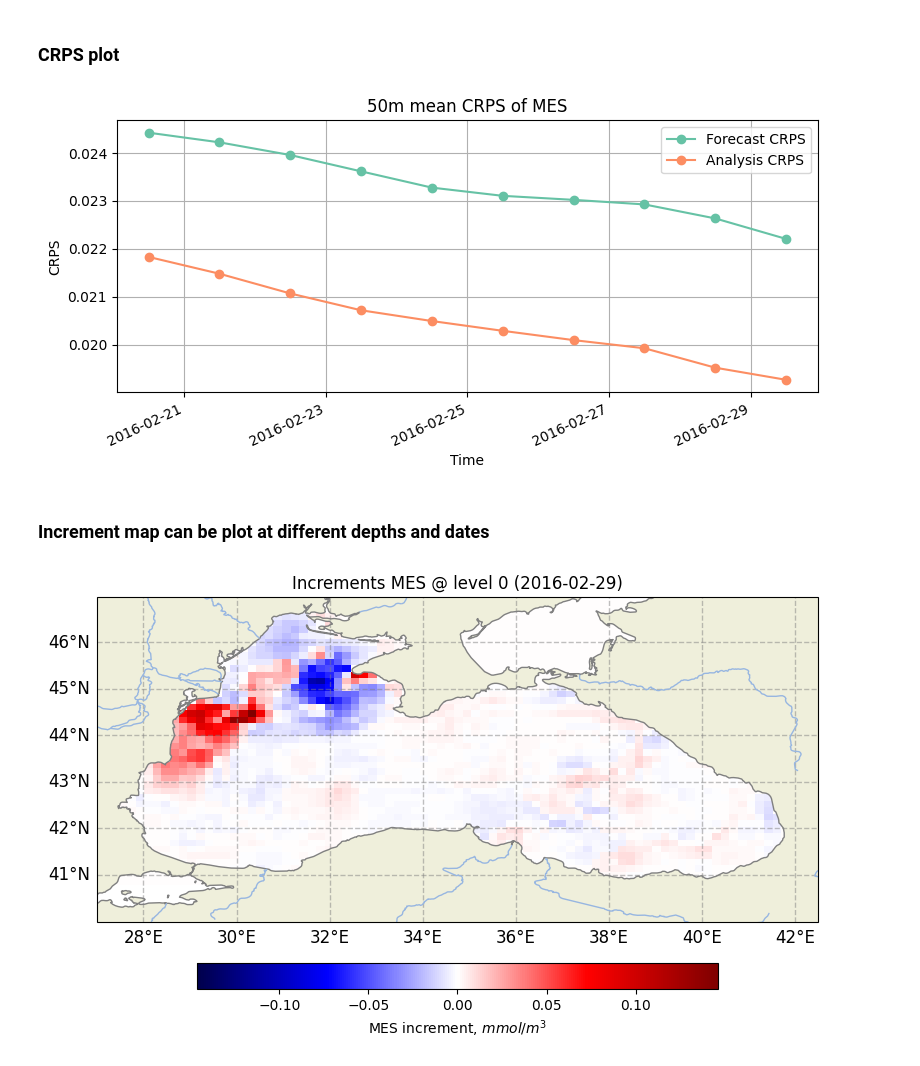
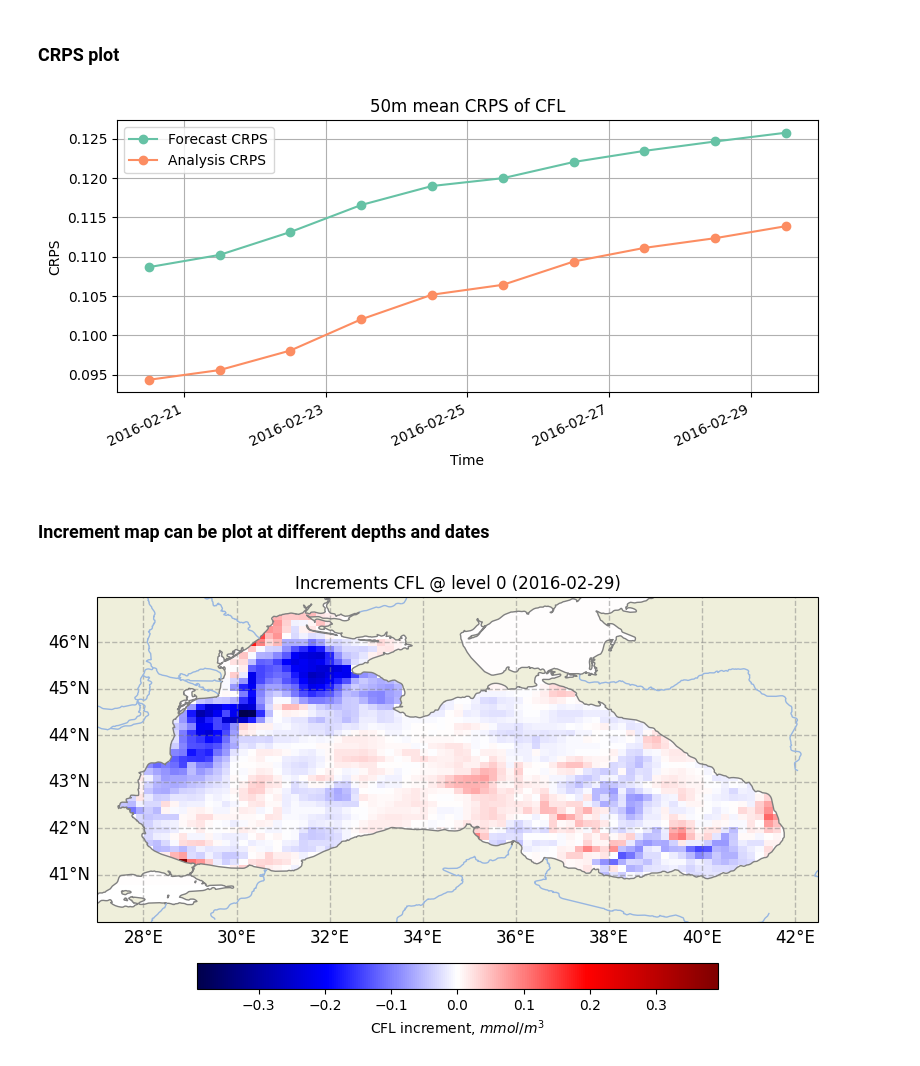
Before and after one commit to neccton-algo/SORDA, a Jupyter notebook: SORDA_summaries_plotting.ipynb, the cells around one changed output. Saved outputs shown, nothing was run; the diff lists cells and outputs as text; code cells hidden in the pictures.

Commit message:
Changed variable in summaries plotting and fixed formulas in README

```diff
--- a/SORDA_summaries_plotting.ipynb
+++ b/SORDA_summaries_plotting.ipynb
@@ -82,7 +82,7 @@ The autoreload extension is already loaded. To reload it, use:
 
 - **GEL** - gelatinious zooplankton ($mmol/m^3$)
 # %%
-var = "MES"
+var = "CFL"
 
 # Optional custom colormap text file (placed in src/python repo)
 cmap_txt = "./src/python/WhiteBlueGreenYellowRed.txt"  # or None
@@ -122,15 +122,15 @@ plot_crps_from_summary(
     output=f"crps_ts_{var}.png"
 )
 # %% [output]
-[figure, old version]
+[figure, new version]
 # %% [markdown]
 ### Increment map can be plot at different depths and dates
 # %%
 plot_increments_map(
-    RAWDAT_DIR / "increments_combined.nc",
+    SUMMARY_DIR / "increments_combined.nc",
     var,
     depth=0,
     date_index=-1
 )
 # %% [output]
-[figure, old version]
+[figure, new version]
```
Also changed, not shown: parts of 3 cells of this notebook, 2 other files.
